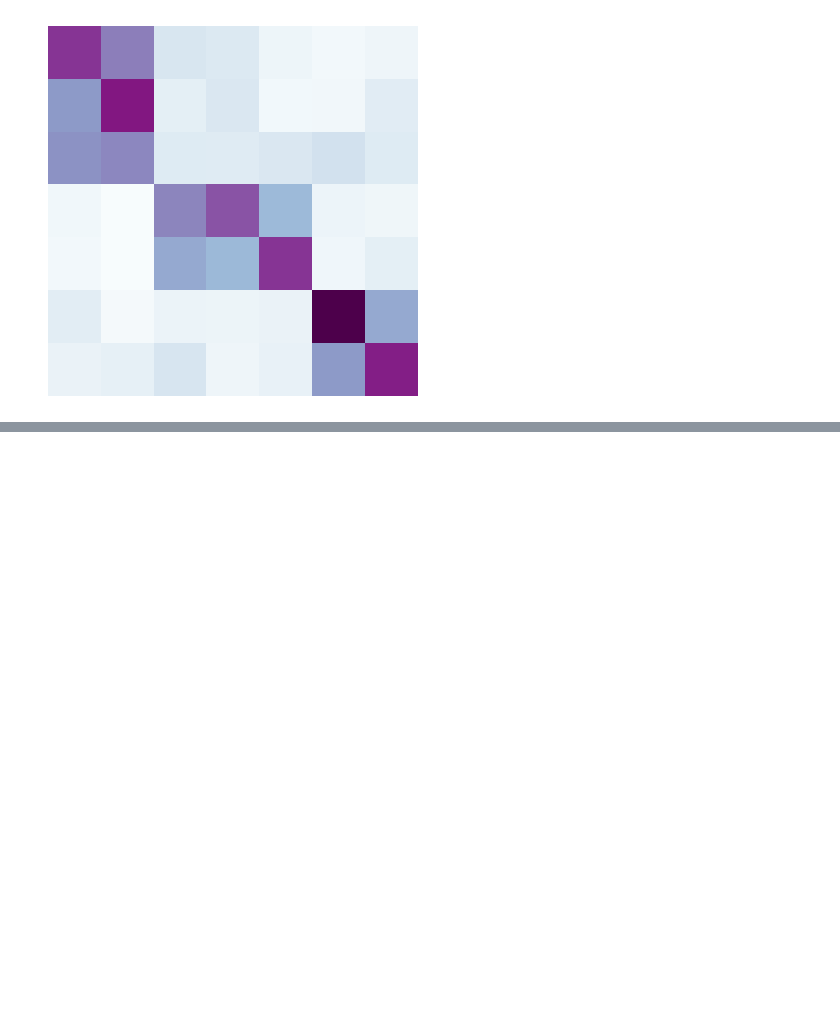
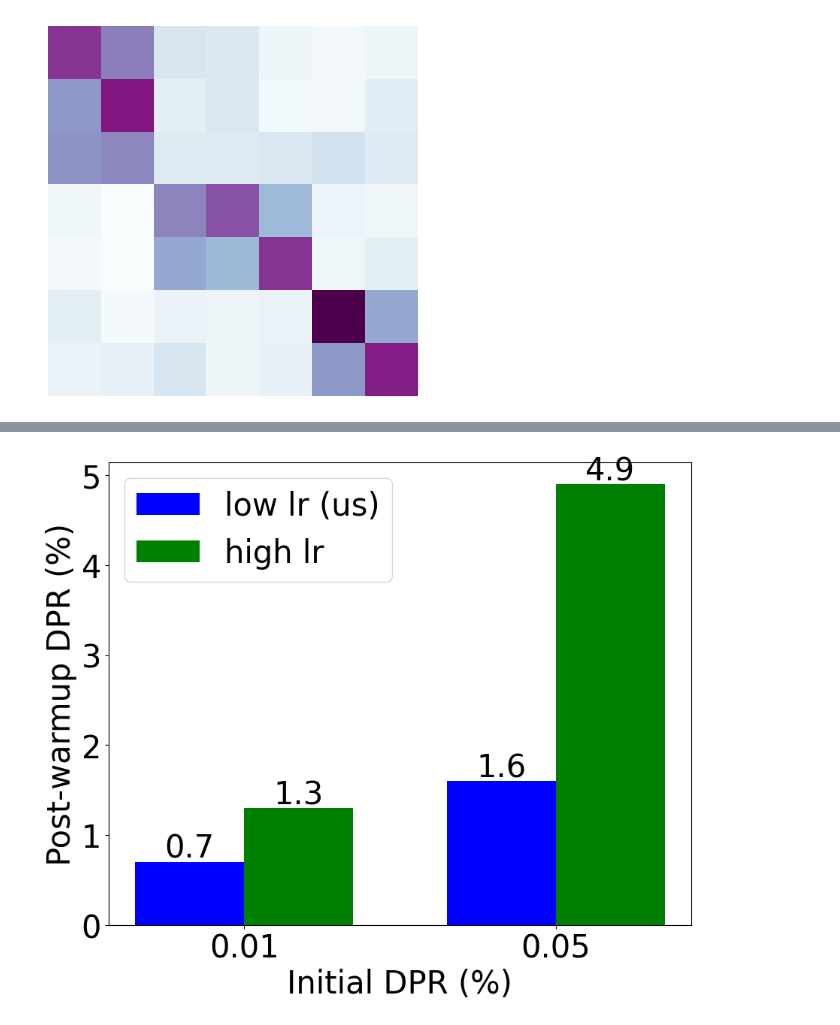
Before and after one commit to HangerYang/RoCLIP, a Jupyter notebook: CyCLIP/fig.ipynb, the cells around one changed output, grey strips where cells are left out. Cells and saved outputs as stored; diff of their text form; code cells hidden in the pictures; blank space fills up the shorter version.

```diff
--- a/CyCLIP/fig.ipynb
+++ b/CyCLIP/fig.ipynb
@@ -253,0 +205,38 @@ plt.show()
+# %%
+import matplotlib.pyplot as plt
+import numpy as np
+
+# Data
+categories = ['0.01', '0.05']
+values1 = [0.7, 1.6]  # Values for the first bar
+values2 = [1.3, 4.9]  # Values for the second bar
+
+# Set the width of the bars
+bar_width = 0.35
+plt.figure(figsize=(10, 8))
+# Create an array for the x-axis positions
+x = np.arange(len(categories))
+
+# Create the bar plot with larger fonts
+plt.bar(x - bar_width/2, values1, bar_width, label='low lr (us)', color='blue')
+plt.bar(x + bar_width/2, values2, bar_width, label='high lr', color='green')
+
+# Annotate the top of the bars with their values
+for i in range(len(categories)):
+    plt.text(x[i] - bar_width/2, values1[i] + 0.05, str(values1[i]), ha='center', fontsize=30, color='black')
+    plt.text(x[i] + bar_width/2, values2[i] + 0.05, str(values2[i]), ha='center', fontsize=30, color='black')
+
+# Set labels for the x-axis and y-axis with larger fonts
+plt.xlabel('Initial DPR (%)', fontsize=30)
+plt.ylabel('Post-warmup DPR (%)', fontsize=30)
+
+# Set the x-axis ticks to be at the center of each group of bars
+plt.xticks(x, categories, fontsize=30)
+plt.yticks(fontsize=30)
+# Add a legend with a larger font
+plt.legend(fontsize=30)
+
+# Show the plot
+plt.show()
+# %% [output]
+[figure, added]
```
Also changed, not shown: parts of 16 cells of this notebook, 32 other files.
